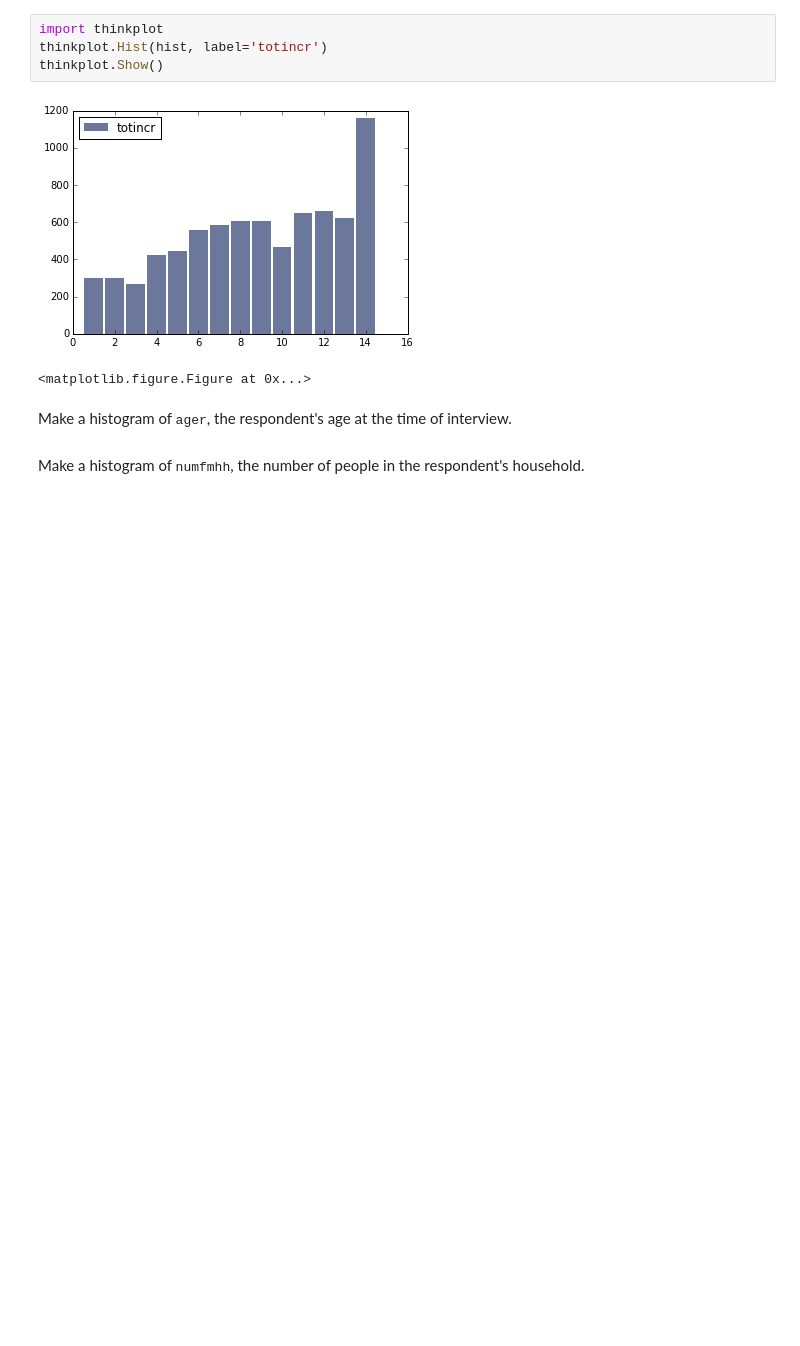
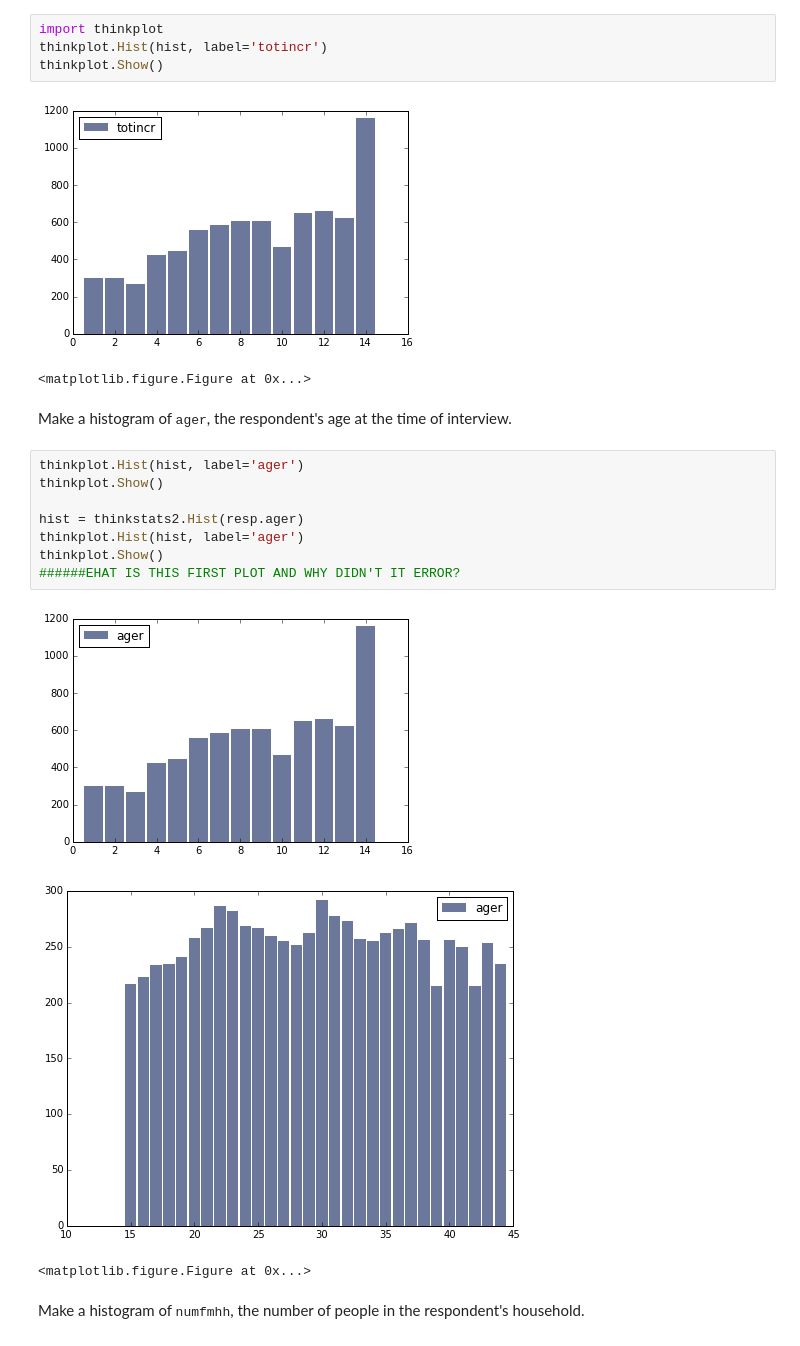
Before and after one commit to hmurraydavis/ThinkStats2, a Jupyter notebook: code/chap02ex.ipynb, the cells around one changed output. Drawn from its saved outputs; the diff is of its cells as text; blank space fills up the shorter version.

```diff
--- a/code/chap02ex.ipynb
+++ b/code/chap02ex.ipynb
@@ -22,5 +23,17 @@ thinkplot.Show()
 <matplotlib.figure.Figure at 0x...>
 # %% [markdown]
 Make a histogram of <tt>ager</tt>, the respondent's age at the time of interview.
+# %%
+thinkplot.Hist(hist, label='ager')
+thinkplot.Show()
+
+hist = thinkstats2.Hist(resp.ager)
+thinkplot.Hist(hist, label='ager')
+thinkplot.Show()
+######EHAT IS THIS FIRST PLOT AND WHY DIDN'T IT ERROR?
+# %% [output]
+[figure, added]
+[figure, added]
+<matplotlib.figure.Figure at 0x...>
 # %% [markdown]
 Make a histogram of <tt>numfmhh</tt>, the number of people in the respondent's household.
```
Also changed, not shown: parts of 4 cells of this notebook.
